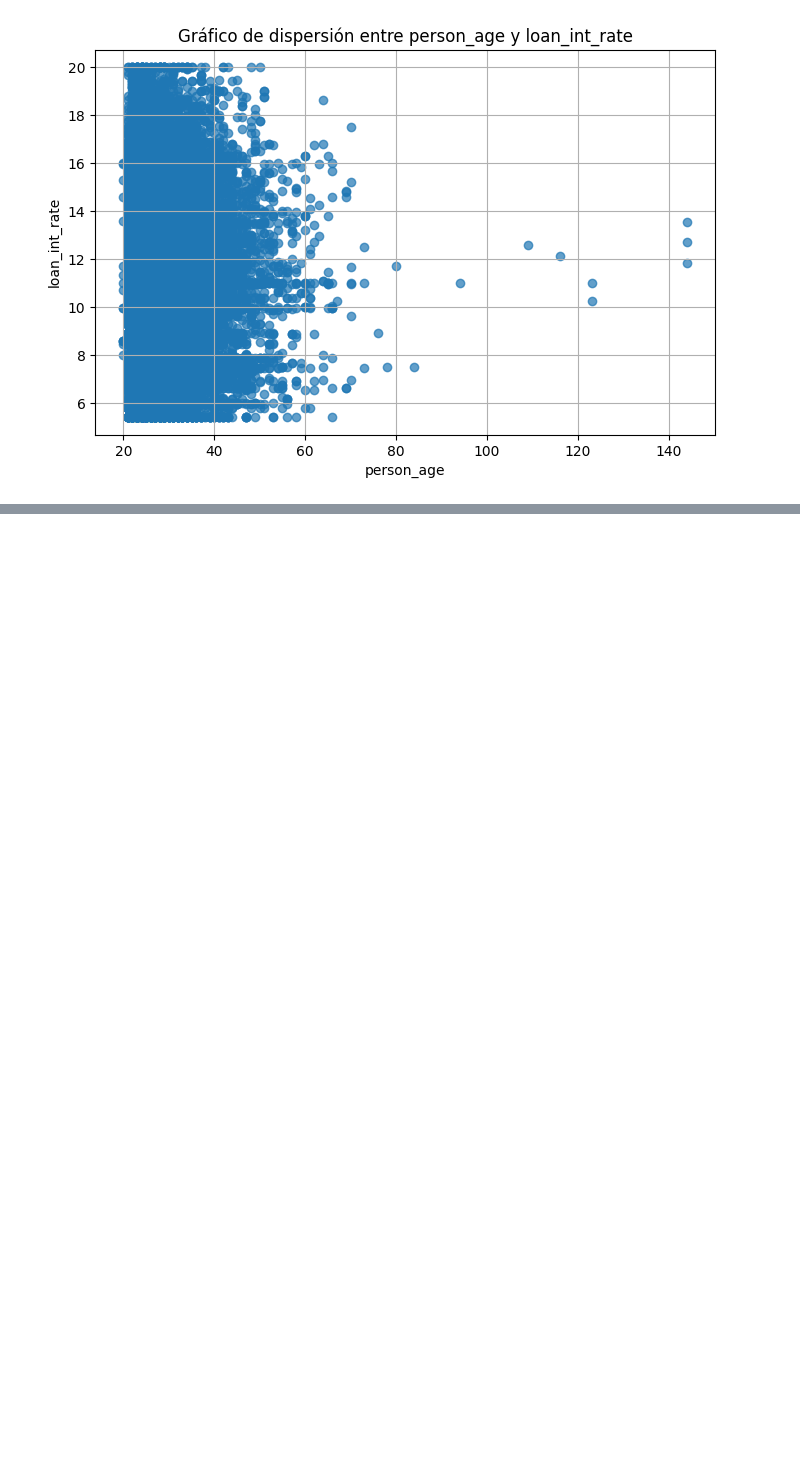
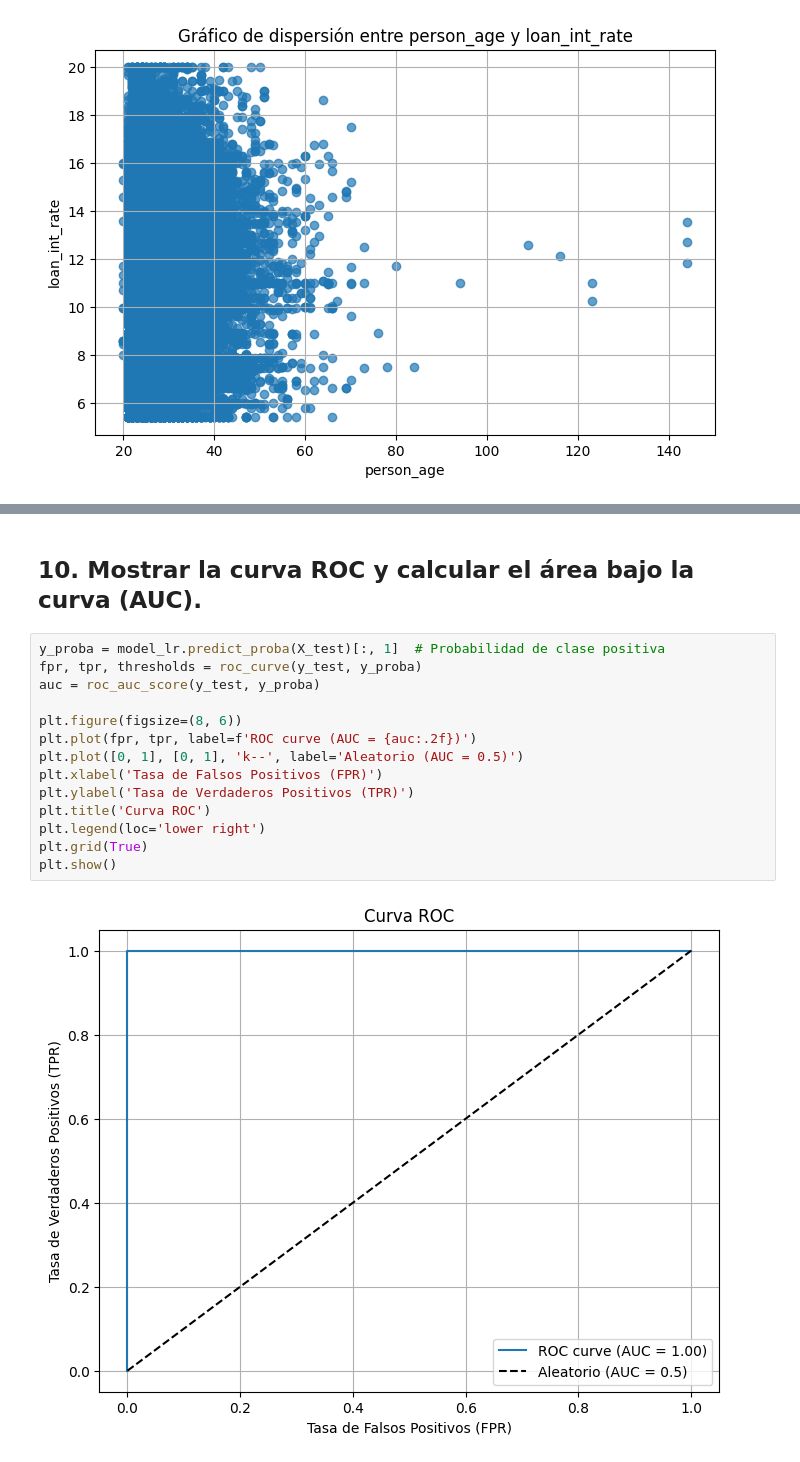
Before and after one commit to FerchoRV/lab-ml-ubosque, a Jupyter notebook: lab-05-regresion-logistica/parte1_regresion_logistica.ipynb, the cells around one changed output, grey strips where cells are left out. Drawn from its saved outputs; the diff is of its cells as text; blank space fills up the shorter version.

```diff
--- a/lab-05-regresion-logistica/parte1_regresion_logistica.ipynb
+++ b/lab-05-regresion-logistica/parte1_regresion_logistica.ipynb
@@ -74,0 +154,18 @@ plt.show()
+# %% [markdown]
+## 10. Mostrar la curva ROC y calcular el área bajo la curva (AUC).
+# %%
+y_proba = model_lr.predict_proba(X_test)[:, 1]  # Probabilidad de clase positiva
+fpr, tpr, thresholds = roc_curve(y_test, y_proba)
+auc = roc_auc_score(y_test, y_proba)
+
+plt.figure(figsize=(8, 6))
+plt.plot(fpr, tpr, label=f'ROC curve (AUC = {auc:.2f})')
+plt.plot([0, 1], [0, 1], 'k--', label='Aleatorio (AUC = 0.5)')
+plt.xlabel('Tasa de Falsos Positivos (FPR)')
+plt.ylabel('Tasa de Verdaderos Positivos (TPR)')
+plt.title('Curva ROC')
+plt.legend(loc='lower right')
+plt.grid(True)
+plt.show()
+# %% [output]
+[figure, added]
```
Also changed, not shown: parts of 32 cells of this notebook, 5 other files.
